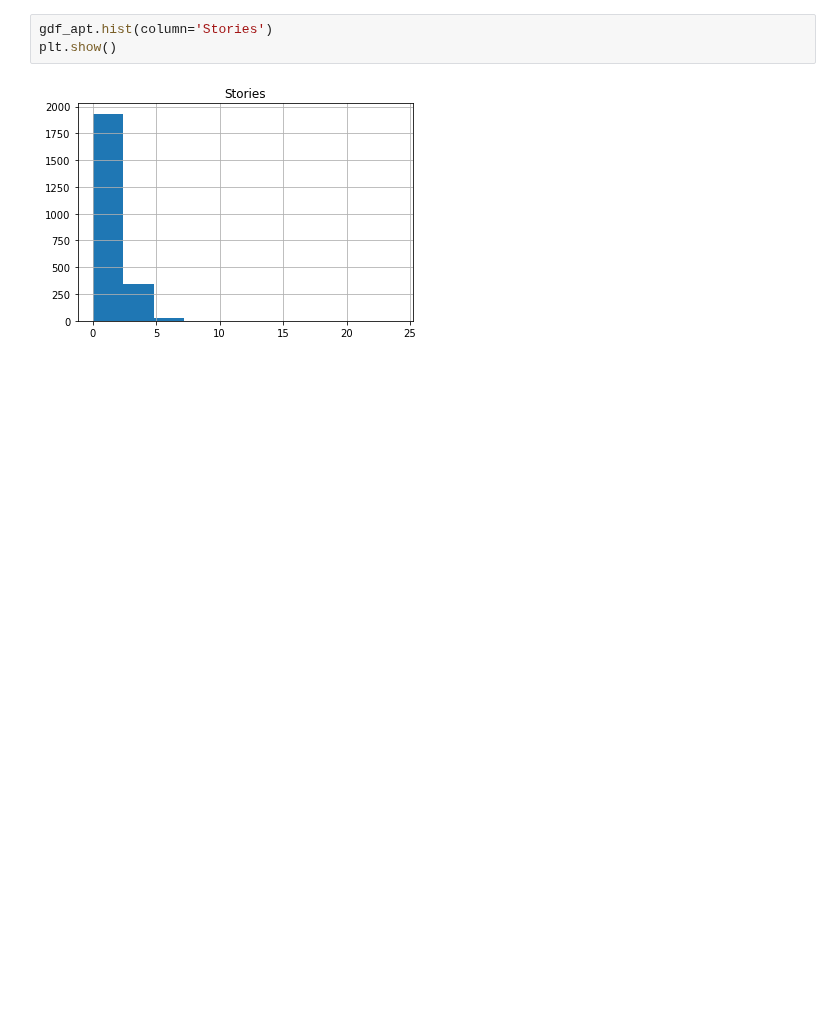
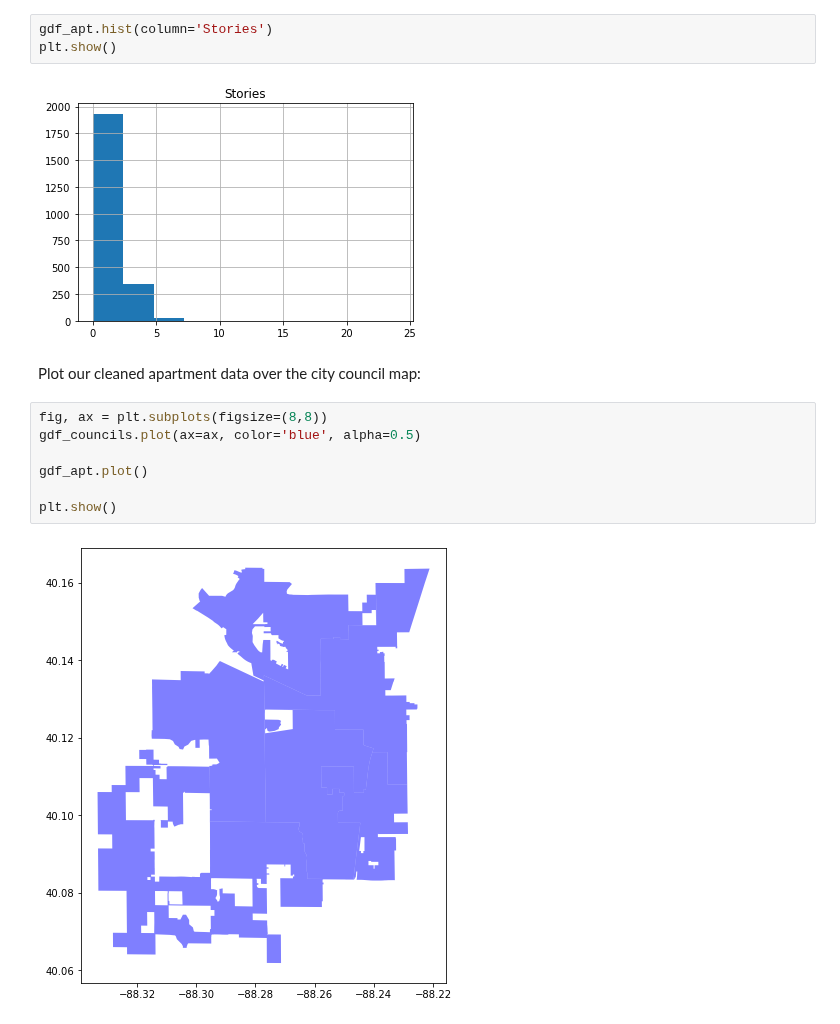
Before and after one commit to UIUC-iSchool-DataViz/is445_spring2021, a Jupyter notebook: _site/week07/inClass_week07.ipynb, the cells around one changed output. Drawn from its saved outputs; the diff is of its cells as text; blank space fills up the shorter version.

```diff
--- a/_site/week07/inClass_week07.ipynb
+++ b/_site/week07/inClass_week07.ipynb
@@ -285,3 +285,14 @@ gdf_apt.hist(column='Stories')
 plt.show()
 # %% [output]
 [figure]
+# %% [markdown]
+Plot our cleaned apartment data over the city council map:
+# %%
+fig, ax = plt.subplots(figsize=(8,8))
+gdf_councils.plot(ax=ax, color='blue', alpha=0.5)
+
+gdf_apt.plot()
+
+plt.show()
+# %% [output]
+[figure, added]
```
Also changed, not shown: 1 other file.
